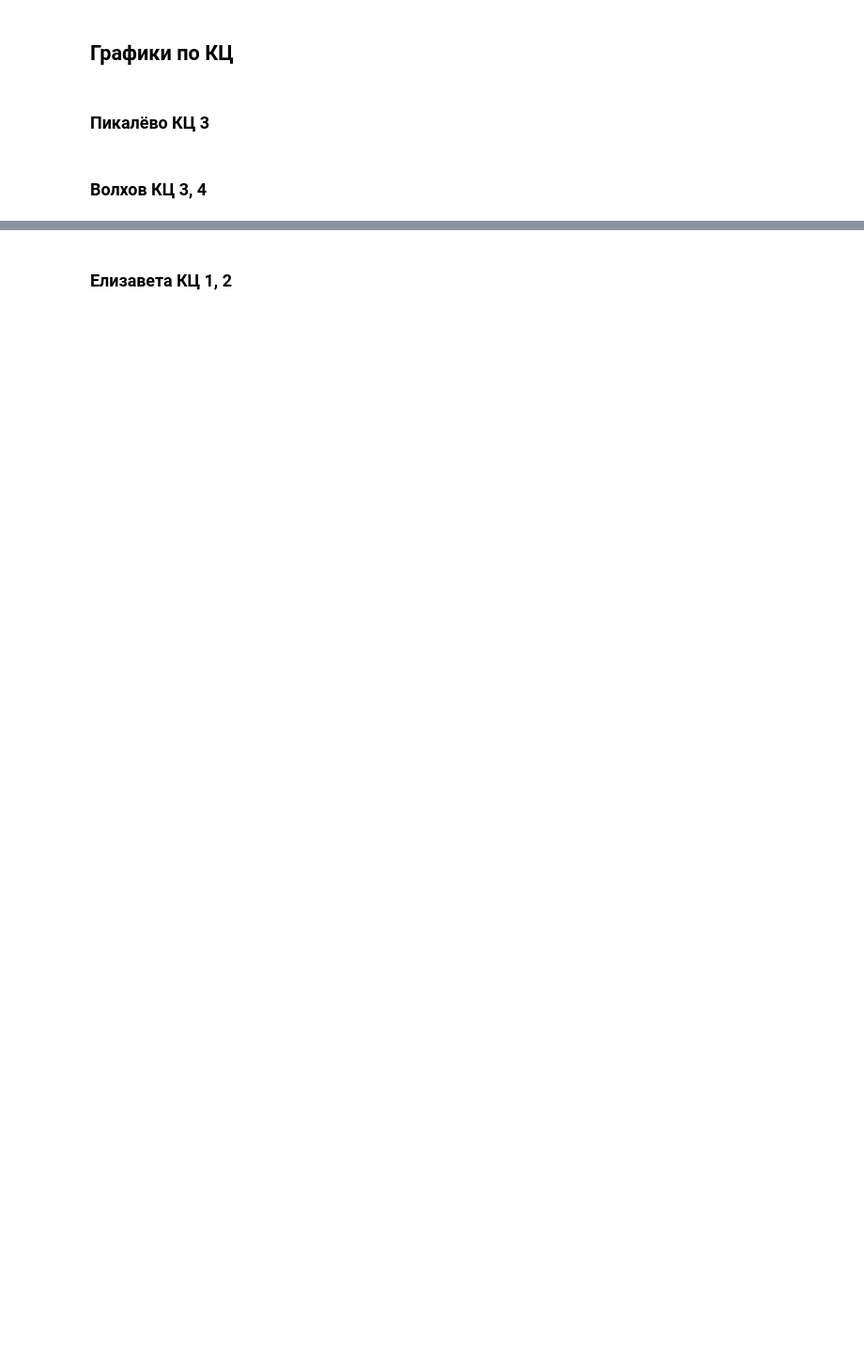
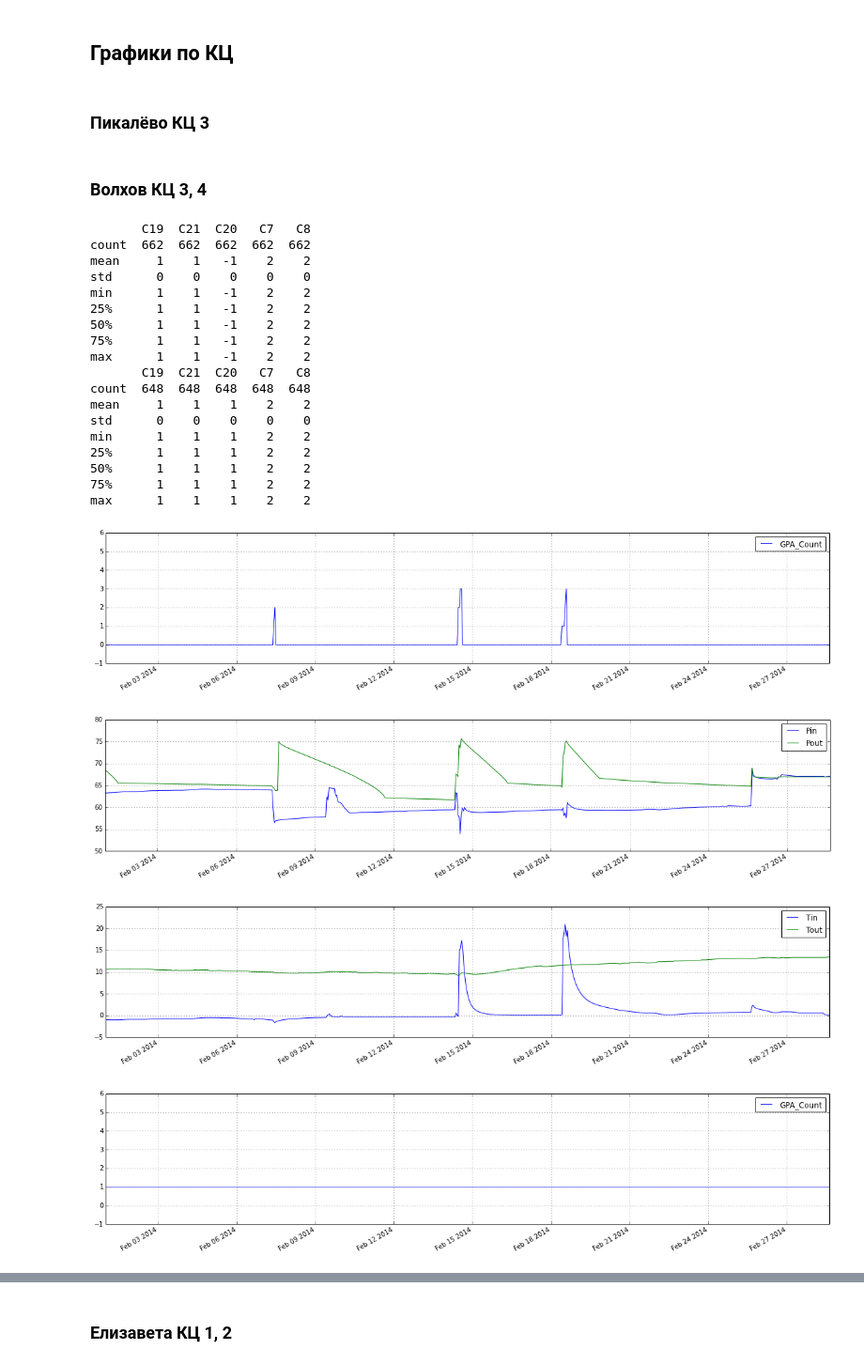
Before and after one commit to spajic/pandaseg, a Jupyter notebook: pandaseg.ipynb, the cells around one changed output, grey strips where cells are left out. Shown at 94% size. Saved outputs shown, nothing was run; the diff lists cells and outputs as text; code cells hidden in the pictures; blank space fills up the shorter version.

Commit message:
add opeti data for shops: Volhov 3,4 and Elizaveta 1

```diff
--- a/pandaseg.ipynb
+++ b/pandaseg.ipynb
@@ -346,8 +346,39 @@ print res_opeti.describe()
 ### Волхов КЦ 3, 4 ###
 # %%
 # Волхов КЦ 3
-plot_shop(df_psi, [u"T09.UT04.KS.GPA1.N", u"T09.UT04.KS.GPA2.N", u"T09.UT04.KS.GPA3.N", u"T09.UT04.KS.GPA4.N"],
+res_psi = plot_shop(df_psi, [u"T09.UT04.KS.GPA1.N", u"T09.UT04.KS.GPA2.N", u"T09.UT04.KS.GPA3.N", u"T09.UT04.KS.GPA4.N"],
                        u"T09.UT04.KS.LIS.VH3.Pin", u"T09.UT04.KS.LIS.VH3.Pout",
                        u"T09.UT04.KS.LIS.VH3.Tin", u"T09.UT04.KS.LIS.VH3.Tout",
                        u"T09.UT04.SLTM.KP103..V19_3.Mode", u"T09.UT04.SLTM.KP201..V21_3.Mode", u"T09.UT04.SLTM.KP104..V20_3.Mode",
                        u"T09.UT04.KS.LIS.UP.V7.Mode", u"T09.UT04.KS.LIS.UP.V8.Mode")
+
+res_opeti = plot_shop(df_opeti, [u'L04S01C03A01.Mode.h2', u'L04S01C03A02.Mode.h2', u'L04S01C03A03.Mode.h2', u'L04S01C03A04.Mode.h2'],
+                       u'L04S01C03.Pin.h2', u'L04S01C03.Pout.h2',
+                       u'L04S01C03.Tin.h2', u'L04S01C03.Tout.h2',
+                       u"M031.19-3.511.Mode", u"M031.21-3.513.7.Mode", u"L04S01C03Y031.20-3.0.Mode",
+                       u"L04S01C03Y031.7-3.0.Mode", u"L04S01C03Y031.8-3.0.Mode")
+
+plot_shop_opeti_psi(res_opeti, res_psi)
+# %% [output]
+       C19  C21  C20   C7   C8
+count  662  662  662  662  662
+mean     1    1   -1    2    2
+std      0    0    0    0    0
+min      1    1   -1    2    2
+25%      1    1   -1    2    2
+50%      1    1   -1    2    2
+75%      1    1   -1    2    2
+max      1    1   -1    2    2
+       C19  C21  C20   C7   C8
+count  648  648  648  648  648
+mean     1    1    1    2    2
+std      0    0    0    0    0
+min      1    1    1    2    2
+25%      1    1    1    2    2
+50%      1    1    1    2    2
+75%      1    1    1    2    2
+max      1    1    1    2    2
+[figure, added]
+[figure, added]
+[figure, added]
+[figure, added]
```
Also changed, not shown: parts of 4 cells of this notebook.
